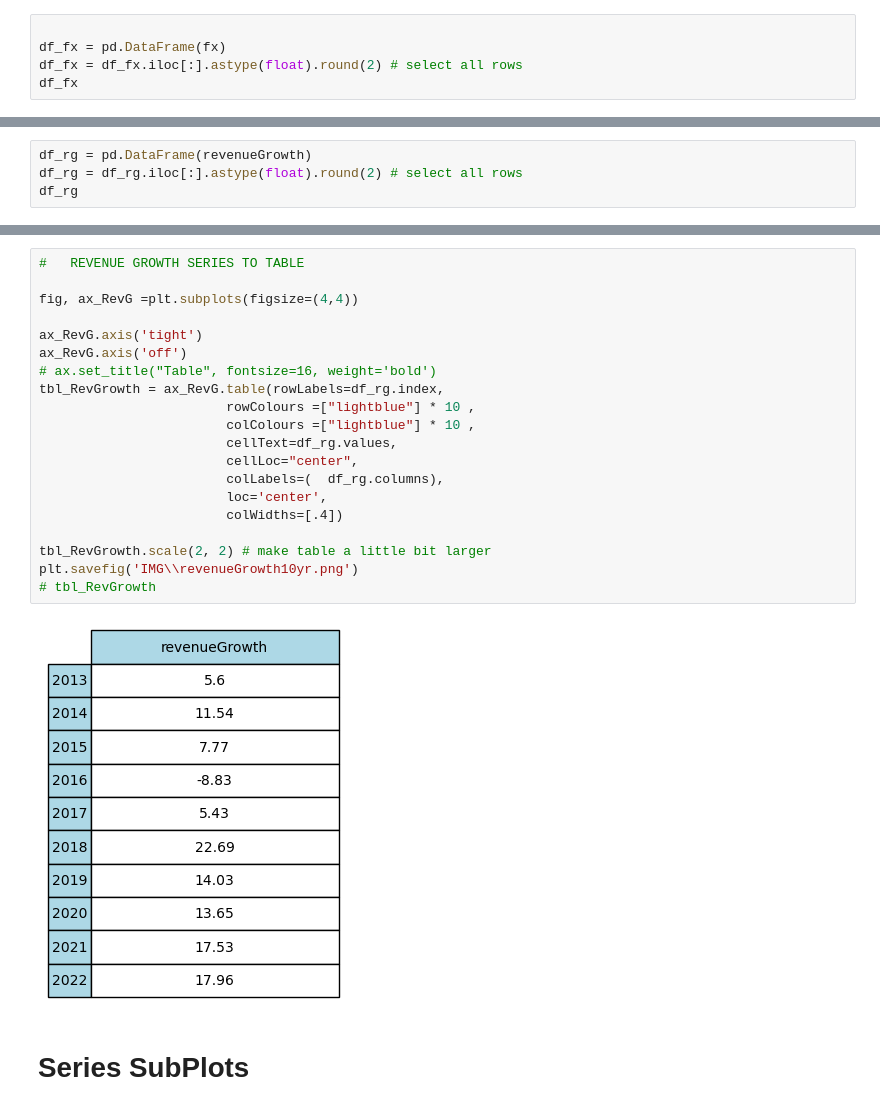
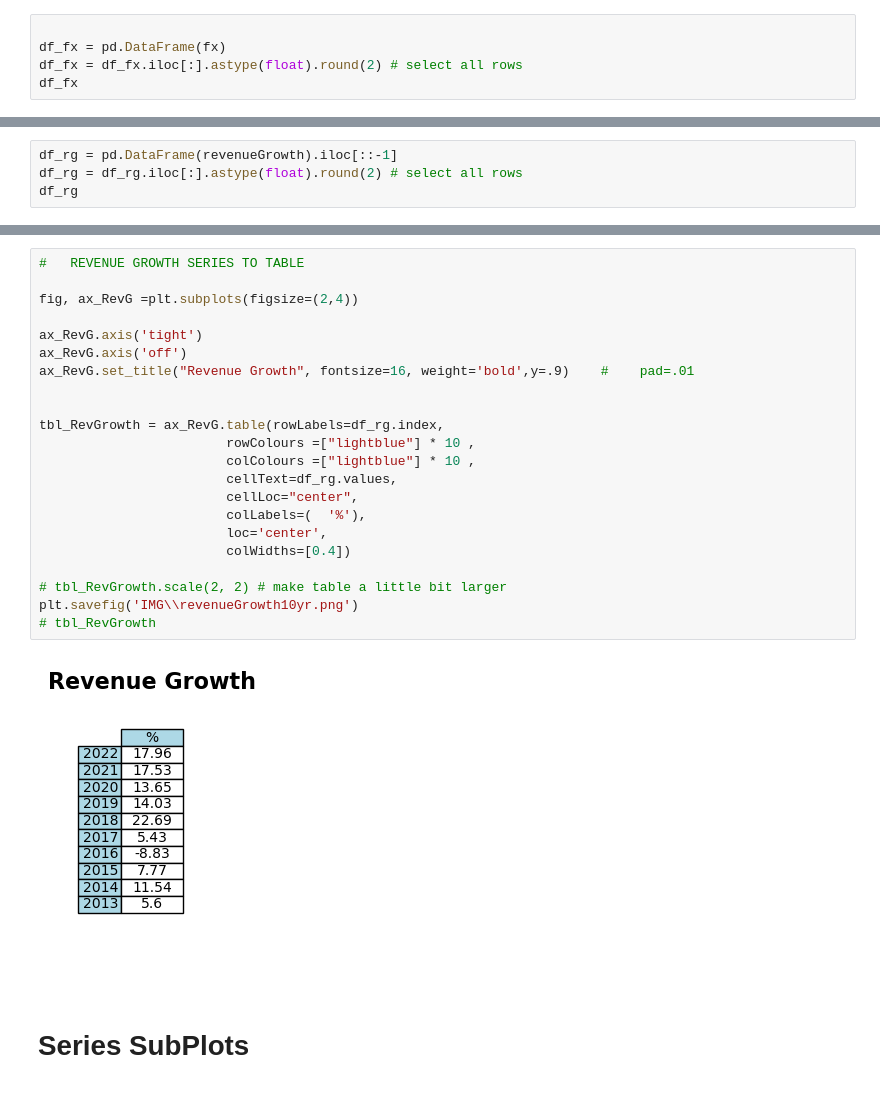
Before and after one commit to xitxat/FundamentalAnalysis, a Jupyter notebook: FA/Value01.ipynb, the cells around one changed output, grey strips where cells are left out. Cells and saved outputs as stored; diff of their text form.

```diff
--- a/FA/Value01.ipynb
+++ b/FA/Value01.ipynb
@@ -747,4 +747,4 @@ plt.savefig('IMG\\fcf10yr.png')
 # %%
-df_rg = pd.DataFrame(revenueGrowth)
+df_rg = pd.DataFrame(revenueGrowth).iloc[::-1]
 df_rg = df_rg.iloc[:].astype(float).round(2) # select all rows
 df_rg
@@ -751,25 +763,27 @@ df_rg
 # %%
 #   REVENUE GROWTH SERIES TO TABLE
 
-fig, ax_RevG =plt.subplots(figsize=(4,4))
+fig, ax_RevG =plt.subplots(figsize=(2,4))
 
 ax_RevG.axis('tight')
 ax_RevG.axis('off')
-# ax.set_title("Table", fontsize=16, weight='bold')
+ax_RevG.set_title("Revenue Growth", fontsize=16, weight='bold',y=.9)    #    pad=.01
+
+
 tbl_RevGrowth = ax_RevG.table(rowLabels=df_rg.index,
                         rowColours =["lightblue"] * 10 ,
                         colColours =["lightblue"] * 10 ,
                         cellText=df_rg.values,
                         cellLoc="center",
-                        colLabels=(  df_rg.columns),
+                        colLabels=(  '%'),
                         loc='center',
-                        colWidths=[.4])
+                        colWidths=[0.4])
 
-tbl_RevGrowth.scale(2, 2) # make table a little bit larger
+# tbl_RevGrowth.scale(2, 2) # make table a little bit larger
 plt.savefig('IMG\\revenueGrowth10yr.png')
 # tbl_RevGrowth
 # %% [output]
-[figure, old version]
+[figure, new version]
 # %% [markdown]
 # Series SubPlots
 # %%
```
Also changed, not shown: parts of 3 cells of this notebook.
